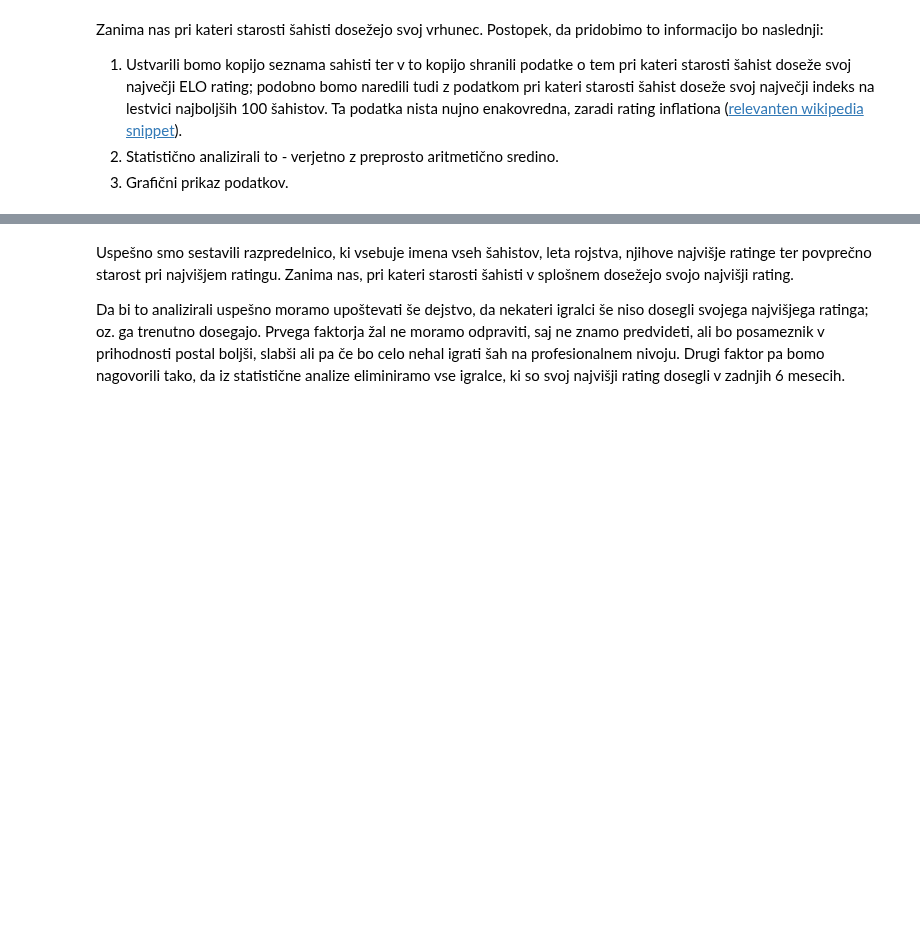
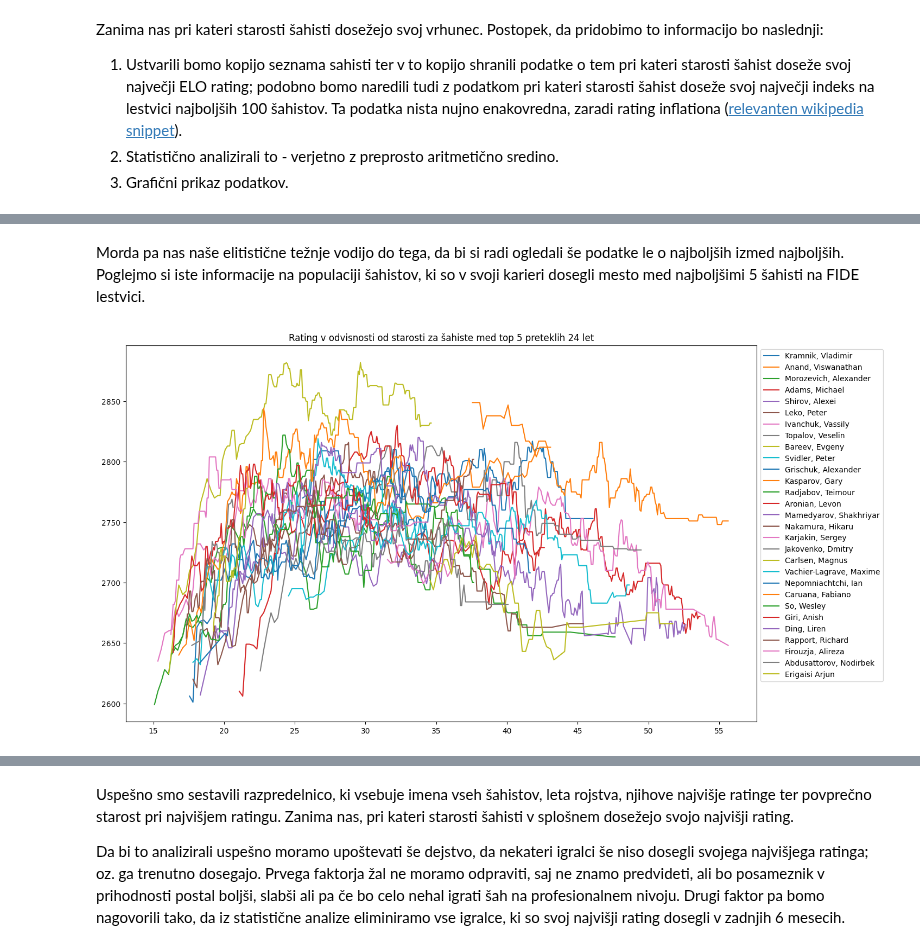
Before and after one commit to HugoTrebse/UVP-projektna-naloga, a Jupyter notebook: analiza_podatkov.ipynb, the cells around one changed output, grey strips where cells are left out. Cells and saved outputs as stored; diff of their text form; code cells hidden in the pictures; blank space fills up the shorter version.

```diff
--- a/analiza_podatkov.ipynb
+++ b/analiza_podatkov.ipynb
@@ -73,0 +144,13 @@ Diagram žal ni najbolj berljiv. Kako pa se obnaša povprečje teh šahistov pri
+# %% [markdown]
+Morda pa nas naše elitistične težnje vodijo do tega, da bi si radi ogledali še podatke le o najboljših izmed najboljših. Poglejmo si iste informacije na populaciji šahistov, ki so v svoji karieri dosegli mesto med najboljšimi 5 šahisti na FIDE lestvici.
+# %%
+plot.figure(figsize=(15,9))
+for kljucni_nabor, podatki in podatki_top_nekaj(5).items():
+    #Seznam podatkov o datumih nadomestimo z seznamom podatkov starosti posameznega šahista
+    podatki_starost = [round(funkcije.datum_v_float(datum) - kljucni_nabor[1],2) for datum in podatki['datum']]
+    plot.plot(podatki_starost, podatki['rating'], label = kljucni_nabor[0])
+plot.title('Rating v odvisnosti od starosti za šahiste med top 5 preteklih 24 let')
+plot.legend(bbox_to_anchor = (1,1))
+plot.show()
+# %% [output]
+[figure, added]
```
Also changed, not shown: parts of 19 cells of this notebook, 3 other files.
